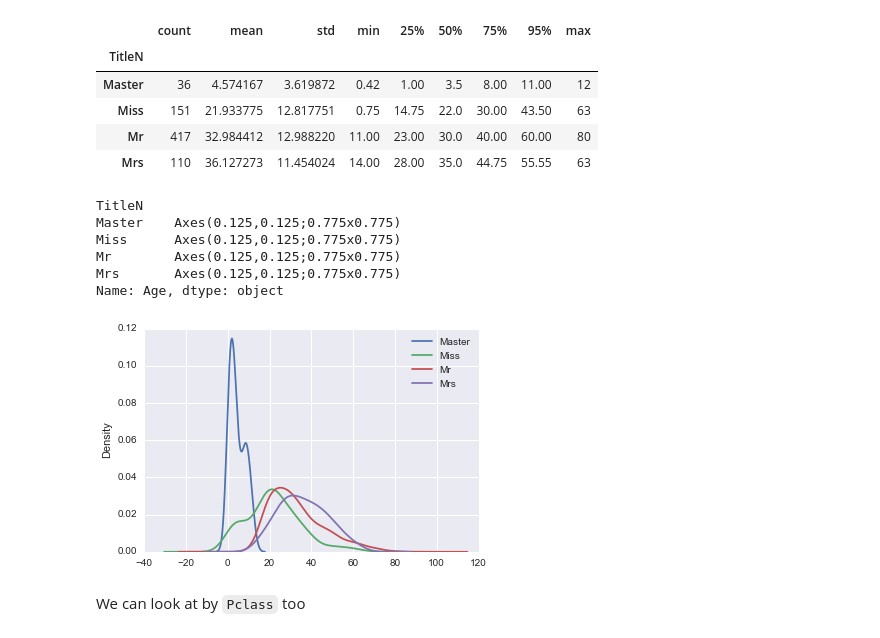
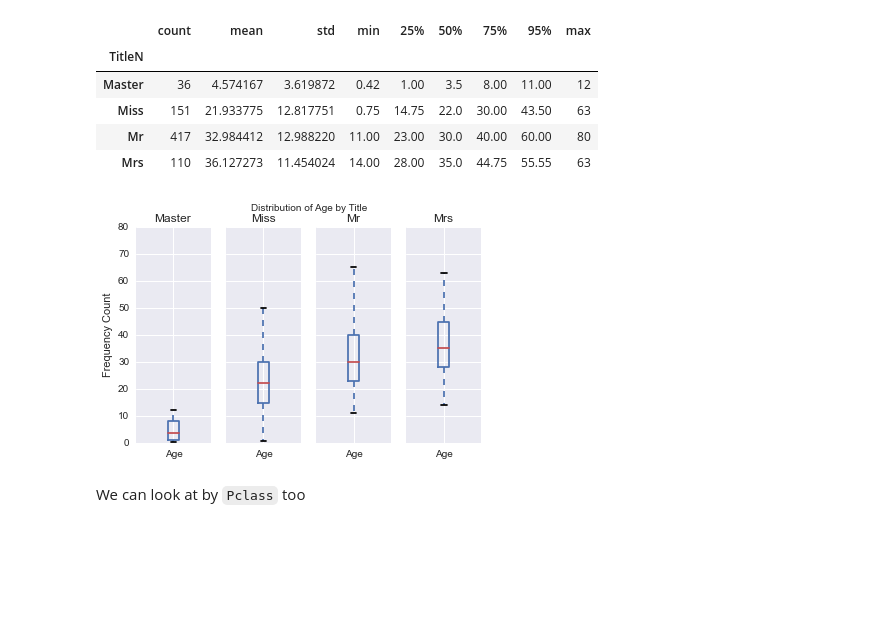
Before and after one commit to sgurjar/dand, a Jupyter notebook: p2-investigate-a-dataset/p2-investigate_a_dataset.ipynb, the cells around one changed output. Drawn from its saved outputs; the diff is of its cells as text; code cells hidden in the pictures; blank space fills up the shorter version.

```diff
--- a/p2-investigate-a-dataset/p2-investigate_a_dataset.ipynb
+++ b/p2-investigate-a-dataset/p2-investigate_a_dataset.ipynb
@@ -271,16 +280,12 @@ df.groupby('TitleN')['Age'].describe(percentiles=[.25,.5,.75,.95]).unstack()
 | Miss | 151 | 21.933775 | 12.817751 | 0.75 | 14.75 | 22.0 | 30.00 | 43.50 | 63 |
 | Mr | 417 | 32.984412 | 12.988220 | 11.00 | 23.00 | 30.0 | 40.00 | 60.00 | 80 |
 | Mrs | 110 | 36.127273 | 11.454024 | 14.00 | 28.00 | 35.0 | 44.75 | 55.55 | 63 |
-# %%
-df.groupby('TitleN')['Age'].plot(kind='kde',legend=True)
-# %% [output]
-TitleN
-Master    Axes(0.125,0.125;0.775x0.775)
-Miss      Axes(0.125,0.125;0.775x0.775)
-Mr        Axes(0.125,0.125;0.775x0.775)
-Mrs       Axes(0.125,0.125;0.775x0.775)
-Name: Age, dtype: object
-[figure, removed]
+# %%
+g = df.groupby('TitleN').boxplot(subplots=True, column=['Age'], layout=(1,4), return_type='axes')
+_ = g['Master'].set_ylabel('Frequency Count')
+_ = g['Master'].get_figure().suptitle('Distribution of Age by Title')
+# %% [output]
+[figure, added]
 # %% [markdown]
 We can look at by `Pclass` too
 # %%
```
Also changed, not shown: parts of 12 cells of this notebook.
